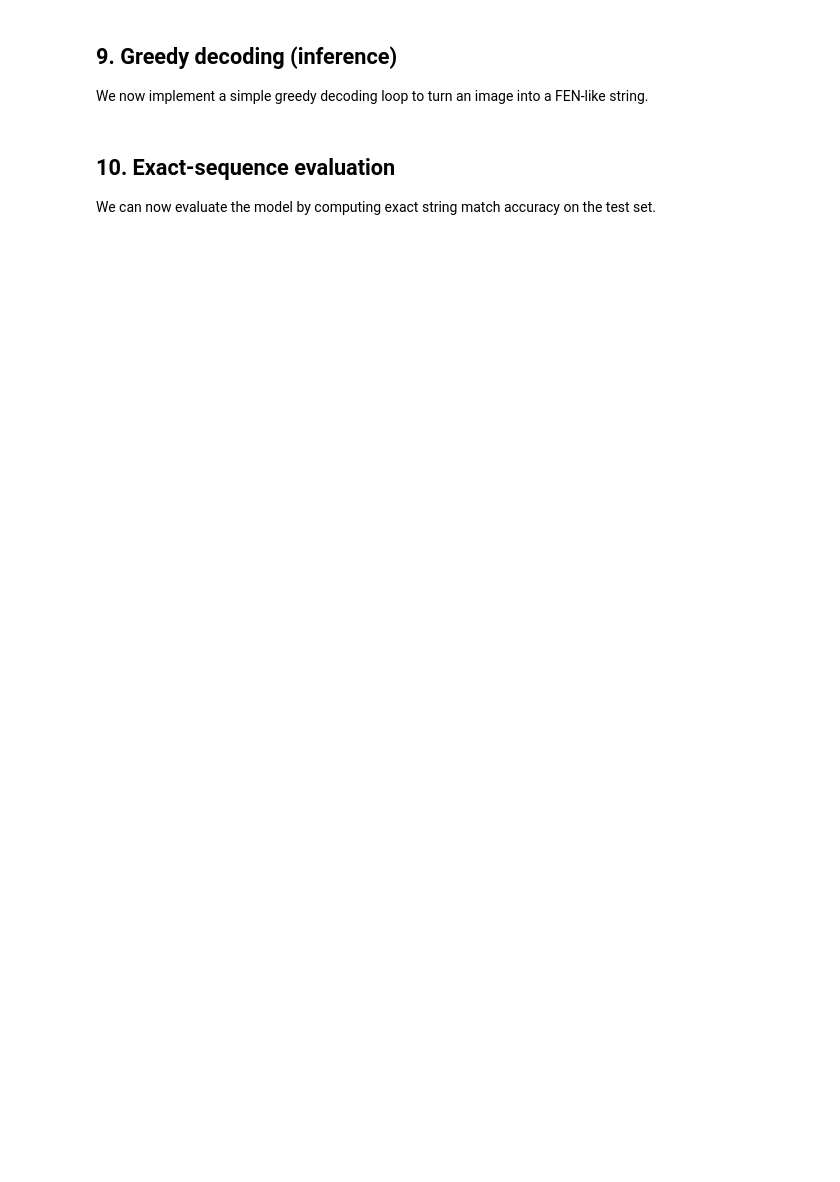
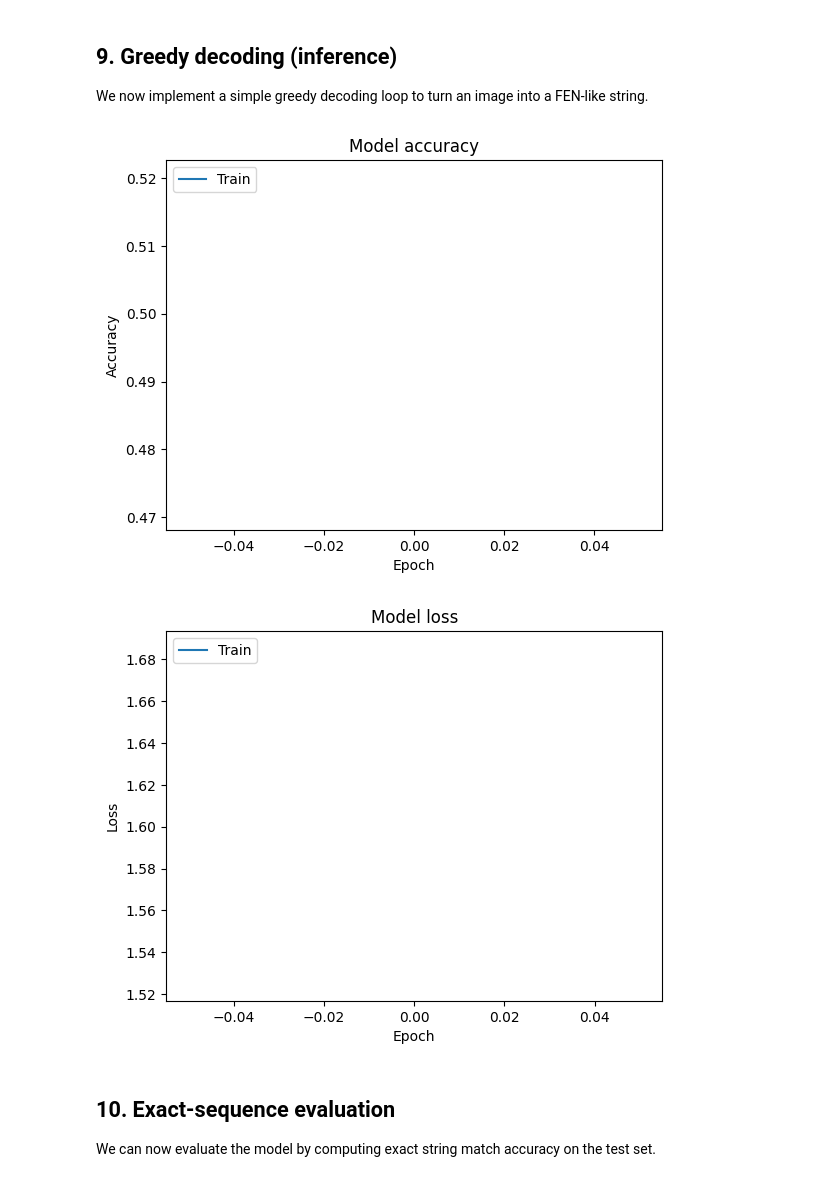
Before and after one commit to Kikiman2/VS, a Jupyter notebook: Komplex-adatszerkezetek/Project/image_to_fen_sequence_model.ipynb, the cells around one changed output. Saved outputs shown, nothing was run; the diff lists cells and outputs as text; code cells hidden in the pictures; blank space fills up the shorter version.

```diff
--- a/Komplex-adatszerkezetek/Project/image_to_fen_sequence_model.ipynb
+++ b/Komplex-adatszerkezetek/Project/image_to_fen_sequence_model.ipynb
@@ -6,6 +6,7 @@ This notebook trains a CNN encoder + sequence decoder model that predicts a FEN-
 import os
 from pathlib import Path
 
+import kagglehub
 import numpy as np
 import tensorflow as tf
 from tensorflow.keras import layers, Model
@@ -18,4 +19,7 @@ for gpu in gpus:
     tf.config.experimental.set_memory_growth(gpu, True)
 
 tf.config.list_physical_devices('GPU')
+path = kagglehub.dataset_download("koryakinp/chess-positions")
+
+print("Path to dataset files:", path)
 # %% [output]
@@ -40,9 +41,8 @@ We assume the following directory structure:
 Each image filename (without extension) is a FEN-like string, e.g.:
 `1b1B1b2-2pK2q1-4p1rB-7k-8-8-3B4-3rb3.jpeg` → label string `1b1B1b2-2pK2q1-4p1rB-7k-8-8-3B4-3rb3`.
 # %%
-data_root = Path('data')
+data_root = Path('/home/kikiman/.cache/kagglehub/datasets/koryakinp/chess-positions/versions/1')
 train_dir = data_root / 'train'
-val_dir   = data_root / 'val'
 test_dir  = data_root / 'test'
 
 def get_image_label_pairs(folder: Path, exts=(".jpeg", ".jpg", ".png")):
@@ -57,7 +57,6 @@ def get_image_label_pairs(folder: Path, exts=(".jpeg", ".jpg", ".png")):
     return image_paths, labels
 
 train_paths, train_labels = get_image_label_pairs(train_dir)
-val_paths,   val_labels   = get_image_label_pairs(val_dir)
 test_paths,  test_labels  = get_image_label_pairs(test_dir)
 
 print(len(train_paths), 'train images')
@@ -68,7 +71,7 @@ print('Example label:', train_labels[0] if train_labels else 'N/A')
 
 We build a character-level vocabulary from all FEN-like labels. We also add special tokens: `<PAD>`, `<SOS>`, `<EOS>`.
 # %%
-all_labels = train_labels + val_labels + test_labels
+all_labels = train_labels + test_labels
 if not all_labels:
     raise ValueError('No labels found. Check that your data folders contain images.')
 
@@ -267,5 +346,5 @@ model.compile(
 # Adjust epochs as appropriate for your dataset size and resources.
 history = model.fit(
     train_ds,
-    epochs=20
+    epochs=1
 )
@@ -274,43 +355,25 @@ history = model.fit(
 
 We now implement a simple greedy decoding loop to turn an image into a FEN-like string.
 # %%
-def decode_tokens(token_ids):
-    chars_out = []
-    for tid in token_ids:
-        tid = int(tid)
-        if tid == char2idx[EOS_TOKEN] or tid == char2idx[PAD_TOKEN]:
-            break
-        if tid in idx2char and idx2char[tid] not in (SOS_TOKEN, EOS_TOKEN, PAD_TOKEN):
-            chars_out.append(idx2char[tid])
-    return ''.join(chars_out)
+import matplotlib.pyplot as plt
 
-def predict_fen_for_image(path):
-    # Prepare image
-    img = load_image(path)
-    img = tf.expand_dims(img, 0)  # add batch dim
+# Plot training & validation accuracy
+plt.plot(history.history['token_accuracy'])
+#plt.plot(history.history['val_token_accuracy'])
+plt.title('Model accuracy')
+plt.xlabel('Epoch')
+plt.ylabel('Accuracy')
+plt.legend(['Train', 'Val'], loc='upper left')
+plt.show()
 
-    # Encode image
-    img_emb = encoder(img, training=False)
-
-    # Start sequence with SOS
-    dec_input = np.zeros((1, max_len), dtype=np.int32)
-    dec_input[0, 0] = char2idx[SOS_TOKEN]
-
-    for t in range(1, max_len):
-        logits = decoder([dec_input, img_emb], training=False)
-        step_logits = logits[:, t-1, :]  # (1, vocab_size)
-        next_token = tf.argmax(step_logits, axis=-1).numpy()[0]
-        dec_input[0, t] = next_token
-        if next_token == char2idx[EOS_TOKEN]:
-            break
-
-    return decode_tokens(dec_input[0, 1:])  # skip SOS
-
-# Quick smoke test on a single image (if available)
-if test_paths:
-    sample_path = test_paths[0]
-    pred = predict_fen_for_image(sample_path)
-    print('Sample prediction :', pred)
-    print('Ground truth       :', Path(sample_path).stem)
-else:
-    print('No test images found; skipping sample prediction.')
+# Plot training & validation loss
+plt.plot(history.history['loss'])
+#plt.plot(history.history['val_loss'])
+plt.title('Model loss')
+plt.xlabel('Epoch')
+plt.ylabel('Loss')
+plt.legend(['Train', 'Val'], loc='upper left')
+plt.show()
+# %% [output]
+[figure, added]
+[figure, added]
```
Also changed, not shown: parts of 13 cells of this notebook, 5 other files.
